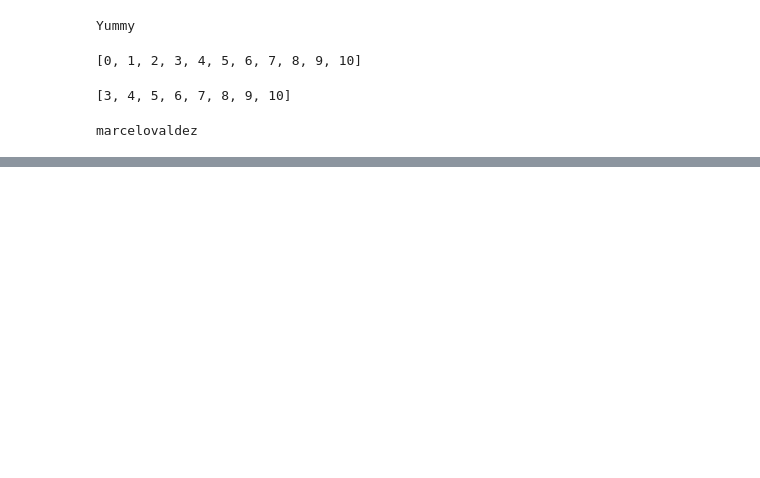
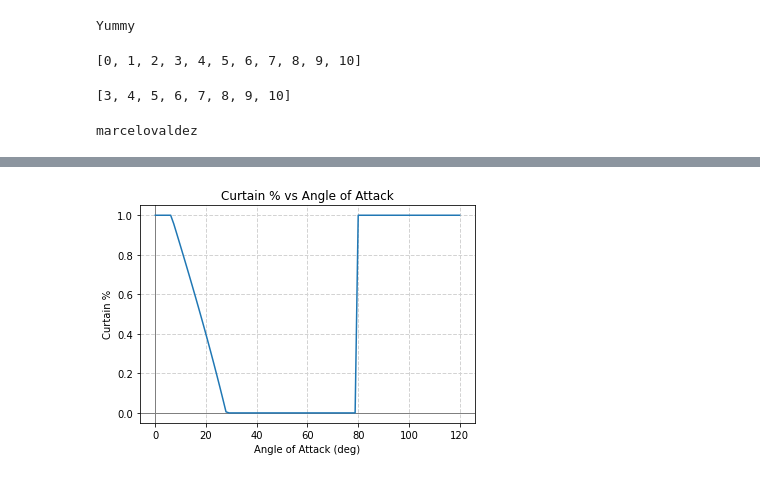
Before and after one commit to marzzelo/DeepUnderstandingOfDeepLearning, a Jupyter notebook: python.ipynb, the cells around one changed output, grey strips where cells are left out. Cells and saved outputs as stored; diff of their text form; code cells hidden in the pictures; blank space fills up the shorter version.

```diff
--- a/python.ipynb
+++ b/python.ipynb
@@ -52,0 +77,17 @@ df
+# %%
+# plot tau vs theta
+import matplotlib.pyplot as plt
+
+import sys
+sys.path.append('myUtils')
+
+import myGraph as mg
+
+mg.showAxes(plt, grid=True)
+plt.plot(a_deg, t)
+plt.xlabel('Angle of Attack (deg)')
+plt.ylabel('Curtain %')
+plt.title('Curtain % vs Angle of Attack')
+plt.show()
+# %% [output]
+[figure, added]
```
Also changed, not shown: parts of 4 cells of this notebook, 4 other files.
